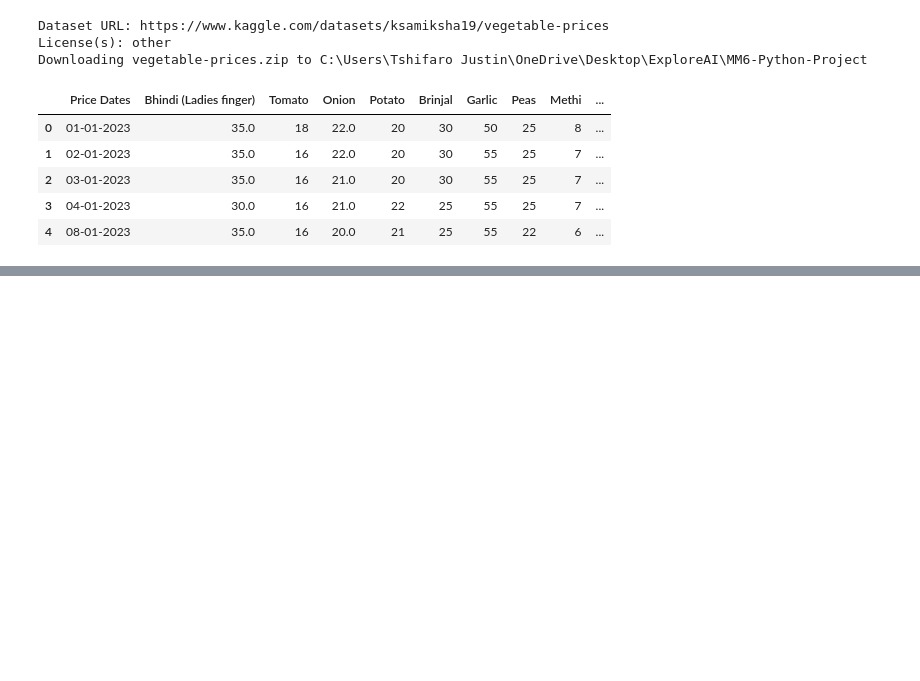
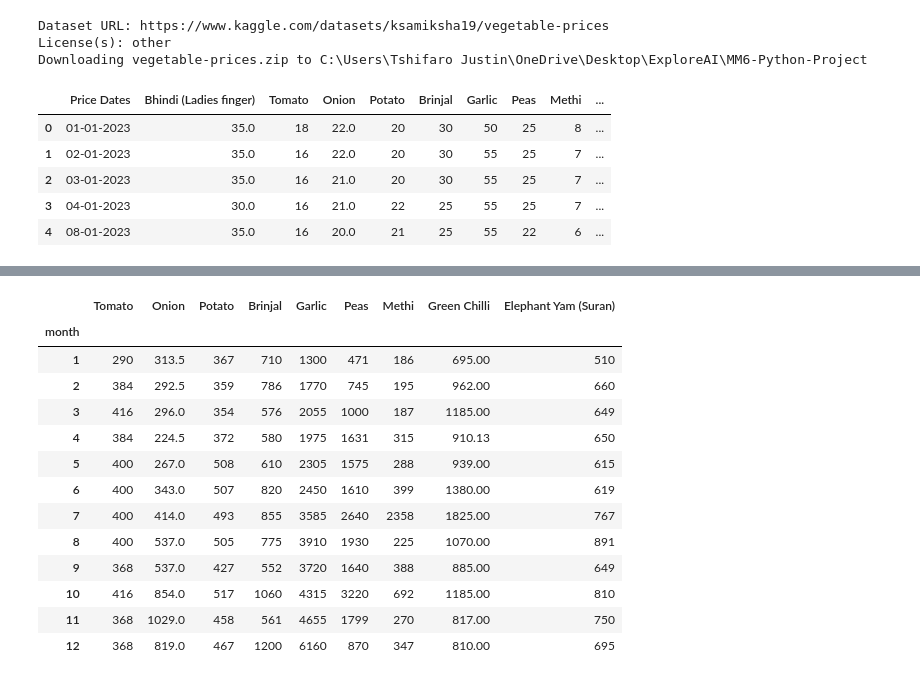
Before and after one commit to justin9503/MM6-Python-Project, a Jupyter notebook: Vegetable prices_MM6.ipynb, the cells around one changed output, grey strips where cells are left out. Saved outputs shown, nothing was run; the diff lists cells and outputs as text; code cells hidden in the pictures; blank space fills up the shorter version.

```diff
--- a/Vegetable prices_MM6.ipynb
+++ b/Vegetable prices_MM6.ipynb
@@ -20,0 +106,17 @@ df.head()
+# %%
+df.groupby(by='month')[['Tomato','Onion','Potato','Brinjal','Garlic','Peas','Methi','Green Chilli','Elephant Yam (Suran)']].sum()
+# %% [output]
+|  | Tomato | Onion | Potato | Brinjal | Garlic | Peas | Methi | Green Chilli | Elephant Yam (Suran) |
+| month |  |  |  |  |  |  |  |  |  |
+| 1 | 290 | 313.5 | 367 | 710 | 1300 | 471 | 186 | 695.00 | 510 |
+| 2 | 384 | 292.5 | 359 | 786 | 1770 | 745 | 195 | 962.00 | 660 |
+| 3 | 416 | 296.0 | 354 | 576 | 2055 | 1000 | 187 | 1185.00 | 649 |
+| 4 | 384 | 224.5 | 372 | 580 | 1975 | 1631 | 315 | 910.13 | 650 |
+| 5 | 400 | 267.0 | 508 | 610 | 2305 | 1575 | 288 | 939.00 | 615 |
+| 6 | 400 | 343.0 | 507 | 820 | 2450 | 1610 | 399 | 1380.00 | 619 |
+| 7 | 400 | 414.0 | 493 | 855 | 3585 | 2640 | 2358 | 1825.00 | 767 |
+| 8 | 400 | 537.0 | 505 | 775 | 3910 | 1930 | 225 | 1070.00 | 891 |
+| 9 | 368 | 537.0 | 427 | 552 | 3720 | 1640 | 388 | 885.00 | 649 |
+| 10 | 416 | 854.0 | 517 | 1060 | 4315 | 3220 | 692 | 1185.00 | 810 |
+| 11 | 368 | 1029.0 | 458 | 561 | 4655 | 1799 | 270 | 817.00 | 750 |
+| 12 | 368 | 819.0 | 467 | 1200 | 6160 | 870 | 347 | 810.00 | 695 |
```
Also changed, not shown: parts of 18 cells of this notebook, 2 other files.
